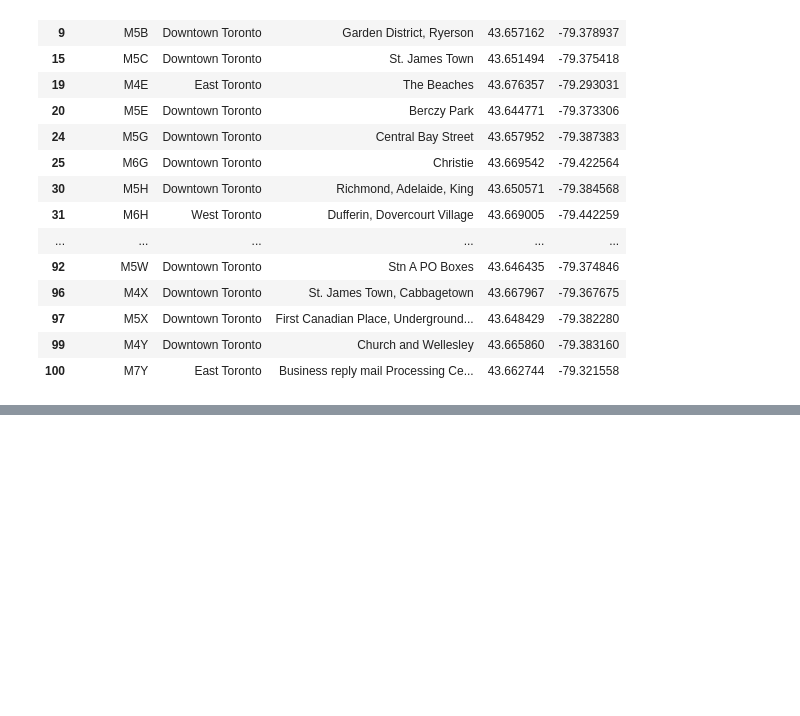
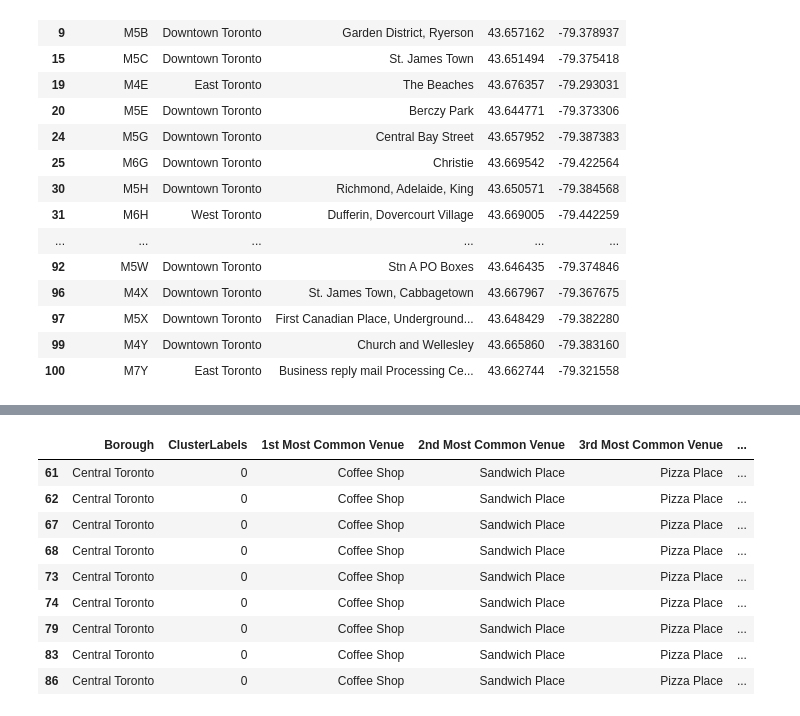
Before and after one commit to abdouramandalil/Toronto-Neighborhood-Clustering, a Jupyter notebook: Toronto neighborhood.ipynb, the cells around one changed output, grey strips where cells are left out. Cells and saved outputs as stored; diff of their text form; code cells hidden in the pictures; blank space fills up the shorter version.

```diff
--- a/Toronto neighborhood.ipynb
+++ b/Toronto neighborhood.ipynb
@@ -640,0 +715,13 @@ map_clusters
+# %%
+toronto_merged.loc[toronto_merged['ClusterLabels'] == 0, toronto_merged.columns[[1] + list(range(5, toronto_merged.shape[1]))]]
+# %% [output]
+|  | Borough | ClusterLabels | 1st Most Common Venue | 2nd Most Common Venue | 3rd Most Common Venue | ... |
+| 61 | Central Toronto | 0 | Coffee Shop | Sandwich Place | Pizza Place | ... |
+| 62 | Central Toronto | 0 | Coffee Shop | Sandwich Place | Pizza Place | ... |
+| 67 | Central Toronto | 0 | Coffee Shop | Sandwich Place | Pizza Place | ... |
+| 68 | Central Toronto | 0 | Coffee Shop | Sandwich Place | Pizza Place | ... |
+| 73 | Central Toronto | 0 | Coffee Shop | Sandwich Place | Pizza Place | ... |
+| 74 | Central Toronto | 0 | Coffee Shop | Sandwich Place | Pizza Place | ... |
+| 79 | Central Toronto | 0 | Coffee Shop | Sandwich Place | Pizza Place | ... |
+| 83 | Central Toronto | 0 | Coffee Shop | Sandwich Place | Pizza Place | ... |
+| 86 | Central Toronto | 0 | Coffee Shop | Sandwich Place | Pizza Place | ... |
```
Also changed, not shown: parts of 20 cells of this notebook.
